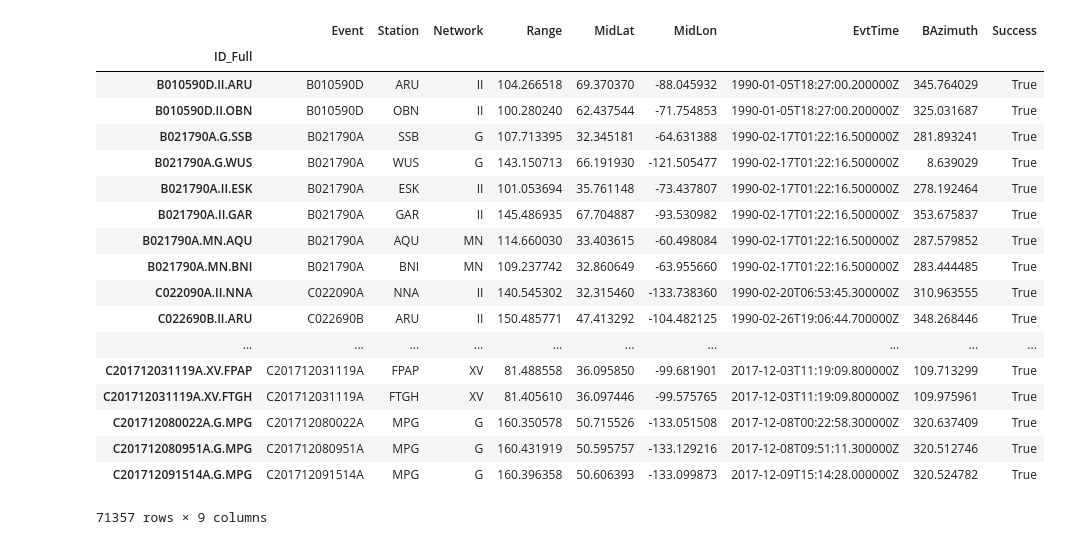
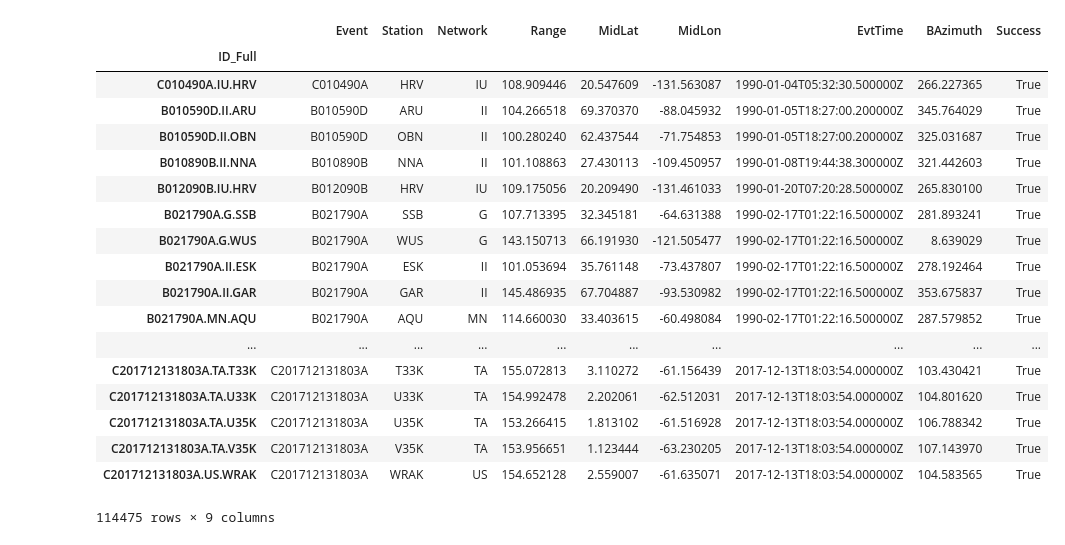
Before and after one commit to nmancinelli/ss-precursors, a Jupyter notebook: Measure_SNR.ipynb, the cells around one changed output. Cells and saved outputs as stored; diff of their text form; code cells hidden in the pictures.

```diff
--- a/Measure_SNR.ipynb
+++ b/Measure_SNR.ipynb
@@ -7,51 +7,51 @@ conn = sqlite3.connect("ss.db")
 cur  = conn.cursor()
 
 import time
 import os
 
 import pandas as pd
 
 qry = """SELECT bouncepoints_full.ID_Full,
 bouncepoints_full.Event,
 bouncepoints_full.Station,
 bouncepoints_full.Network,
 bouncepoints_full.Range,
 bouncepoints_full.MidLat,
 bouncepoints_full.MidLon,
 bouncepoints_full.EvtTime,
 bouncepoints_full.BAzimuth,
 downloads.Success
 FROM bouncepoints_full
 LEFT JOIN downloads
 ON bouncepoints_full.ID_Full=downloads.ID_Full
-WHERE bouncepoints_full.MidLat > 30
+WHERE bouncepoints_full.MidLat > 0
 and bouncepoints_full.MidLat < 75
 and bouncepoints_full.MidLon < -60
 and bouncepoints_full.MidLon > -135
 and downloads.success == 'True' """
 
 dfds = pd.read_sql_query(qry, conn, index_col=["ID_Full"])
 dfds
 # %% [output]
 |  | Event | Station | Network | Range | MidLat | MidLon | EvtTime | BAzimuth | Success |
 | ID_Full |  |  |  |  |  |  |  |  |  |
+| C010490A.IU.HRV | C010490A | HRV | IU | 108.909446 | 20.547609 | -131.563087 | 1990-01-04T05:32:30.500000Z | 266.227365 | True |
 | B010590D.II.ARU | B010590D | ARU | II | 104.266518 | 69.370370 | -88.045932 | 1990-01-05T18:27:00.200000Z | 345.764029 | True |
 | B010590D.II.OBN | B010590D | OBN | II | 100.280240 | 62.437544 | -71.754853 | 1990-01-05T18:27:00.200000Z | 325.031687 | True |
+| B010890B.II.NNA | B010890B | NNA | II | 101.108863 | 27.430113 | -109.450957 | 1990-01-08T19:44:38.300000Z | 321.442603 | True |
+| B012090B.IU.HRV | B012090B | HRV | IU | 109.175056 | 20.209490 | -131.461033 | 1990-01-20T07:20:28.500000Z | 265.830100 | True |
 | B021790A.G.SSB | B021790A | SSB | G | 107.713395 | 32.345181 | -64.631388 | 1990-02-17T01:22:16.500000Z | 281.893241 | True |
 | B021790A.G.WUS | B021790A | WUS | G | 143.150713 | 66.191930 | -121.505477 | 1990-02-17T01:22:16.500000Z | 8.639029 | True |
 | B021790A.II.ESK | B021790A | ESK | II | 101.053694 | 35.761148 | -73.437807 | 1990-02-17T01:22:16.500000Z | 278.192464 | True |
 | B021790A.II.GAR | B021790A | GAR | II | 145.486935 | 67.704887 | -93.530982 | 1990-02-17T01:22:16.500000Z | 353.675837 | True |
 | B021790A.MN.AQU | B021790A | AQU | MN | 114.660030 | 33.403615 | -60.498084 | 1990-02-17T01:22:16.500000Z | 287.579852 | True |
-| B021790A.MN.BNI | B021790A | BNI | MN | 109.237742 | 32.860649 | -63.955660 | 1990-02-17T01:22:16.500000Z | 283.444485 | True |
-| C022090A.II.NNA | C022090A | NNA | II | 140.545302 | 32.315460 | -133.738360 | 1990-02-20T06:53:45.300000Z | 310.963555 | True |
-| C022690B.II.ARU | C022690B | ARU | II | 150.485771 | 47.413292 | -104.482125 | 1990-02-26T19:06:44.700000Z | 348.268446 | True |
 | ... | ... | ... | ... | ... | ... | ... | ... | ... | ... |
-| C201712031119A.XV.FPAP | C201712031119A | FPAP | XV | 81.488558 | 36.095850 | -99.681901 | 2017-12-03T11:19:09.800000Z | 109.713299 | True |
-| C201712031119A.XV.FTGH | C201712031119A | FTGH | XV | 81.405610 | 36.097446 | -99.575765 | 2017-12-03T11:19:09.800000Z | 109.975961 | True |
-| C201712080022A.G.MPG | C201712080022A | MPG | G | 160.350578 | 50.715526 | -133.051508 | 2017-12-08T00:22:58.300000Z | 320.637409 | True |
-| C201712080951A.G.MPG | C201712080951A | MPG | G | 160.431919 | 50.595757 | -133.129216 | 2017-12-08T09:51:11.300000Z | 320.512746 | True |
-| C201712091514A.G.MPG | C201712091514A | MPG | G | 160.396358 | 50.606393 | -133.099873 | 2017-12-09T15:14:28.000000Z | 320.524782 | True |
+| C201712131803A.TA.T33K | C201712131803A | T33K | TA | 155.072813 | 3.110272 | -61.156439 | 2017-12-13T18:03:54.000000Z | 103.430421 | True |
+| C201712131803A.TA.U33K | C201712131803A | U33K | TA | 154.992478 | 2.202061 | -62.512031 | 2017-12-13T18:03:54.000000Z | 104.801620 | True |
+| C201712131803A.TA.U35K | C201712131803A | U35K | TA | 153.266415 | 1.813102 | -61.516928 | 2017-12-13T18:03:54.000000Z | 106.788342 | True |
+| C201712131803A.TA.V35K | C201712131803A | V35K | TA | 153.956651 | 1.123444 | -63.230205 | 2017-12-13T18:03:54.000000Z | 107.143970 | True |
+| C201712131803A.US.WRAK | C201712131803A | WRAK | US | 154.652128 | 2.559007 | -61.635071 | 2017-12-13T18:03:54.000000Z | 104.583565 | True |
-71357 rows × 9 columns
+114475 rows × 9 columns
 # %%
 import obspy
 from obspy.signal.filter import envelope
```
Also changed, not shown: parts of 1 cell of this notebook, 3 other files.
